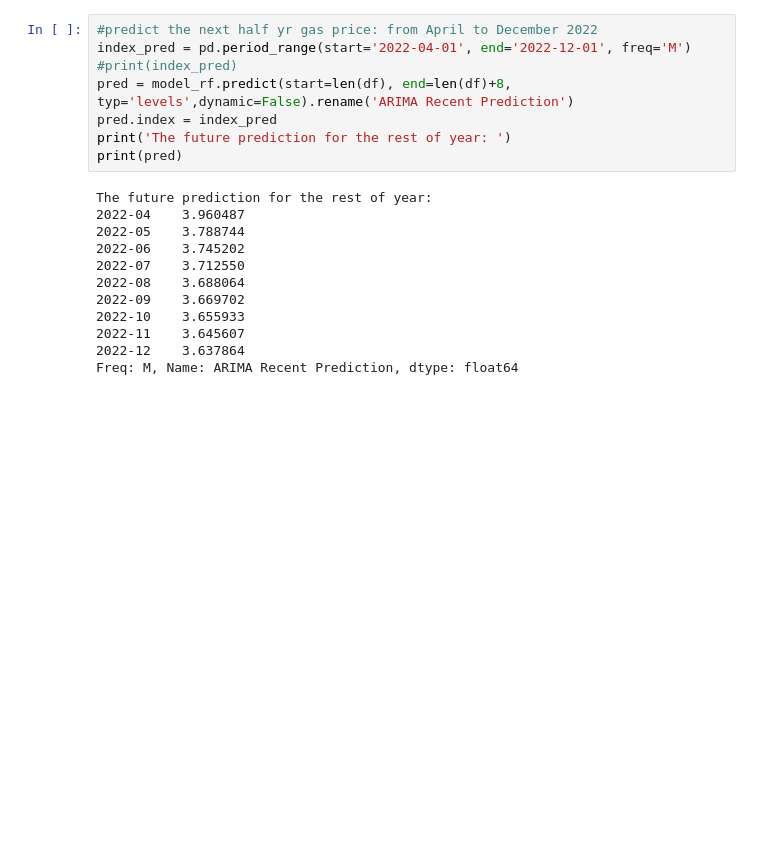
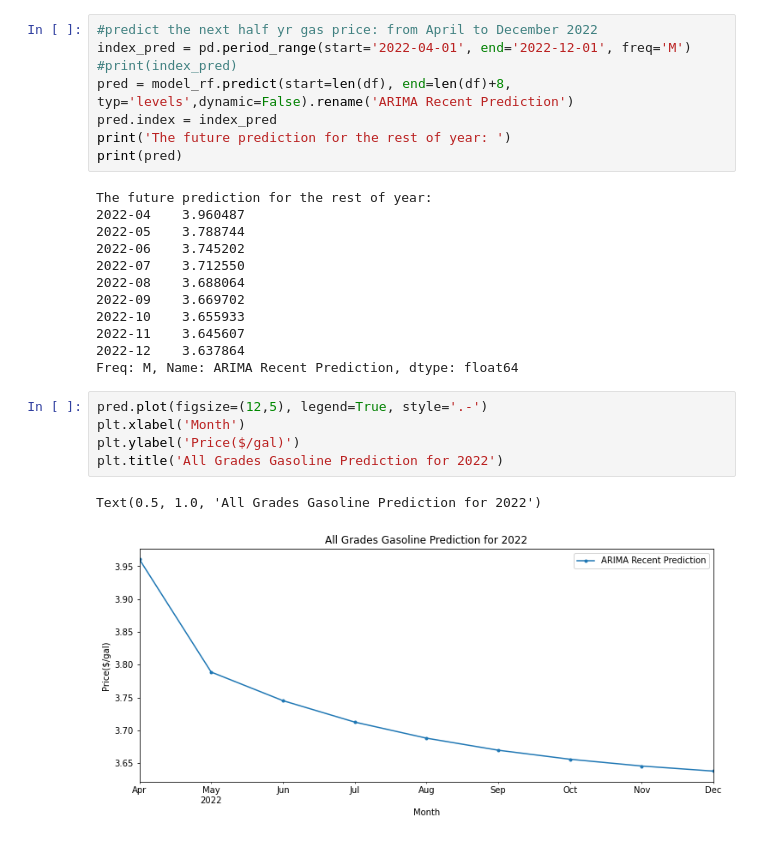
Before and after one commit to FIRE-Phoebe/Gas_Price_analysis, a Jupyter notebook: ARIMA.ipynb, the cells around one changed output. Drawn from its saved outputs; the diff is of its cells as text; blank space fills up the shorter version.

```diff
--- a/ARIMA.ipynb
+++ b/ARIMA.ipynb
@@ -293,3 +293,11 @@ The future prediction for the rest of year:
 2022-11    3.645607
 2022-12    3.637864
 Freq: M, Name: ARIMA Recent Prediction, dtype: float64
+# %%
+pred.plot(figsize=(12,5), legend=True, style='.-')
+plt.xlabel('Month')
+plt.ylabel('Price($/gal)')
+plt.title('All Grades Gasoline Prediction for 2022')
+# %% [output]
+Text(0.5, 1.0, 'All Grades Gasoline Prediction for 2022')
+[figure, added]
```
Also changed, not shown: parts of 2 cells of this notebook, 1 other file.
